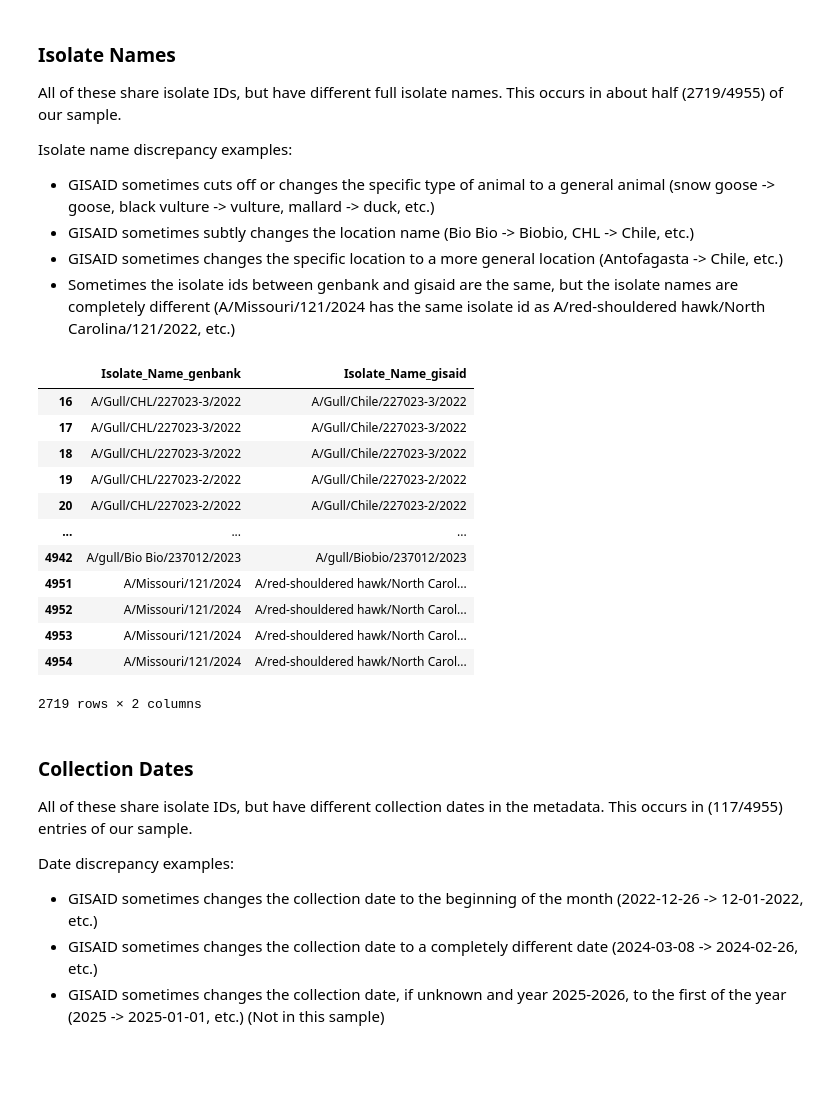
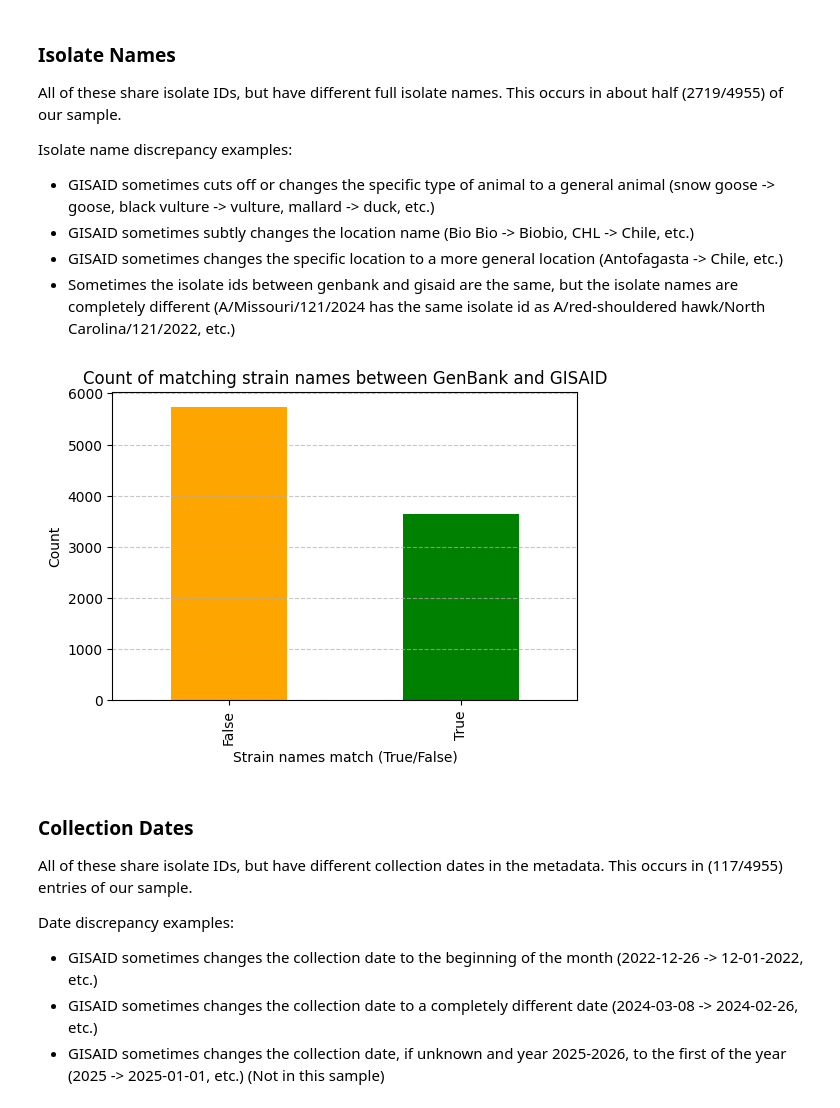
Before and after one commit to maksiaev/Avian_Flu, a Jupyter notebook: GISAID_Figures.ipynb, the cells around one changed output. Drawn from its saved outputs; the diff is of its cells as text; code cells hidden in the pictures; blank space fills up the shorter version.

```diff
--- a/GISAID_Figures.ipynb
+++ b/GISAID_Figures.ipynb
@@ -265,20 +356,26 @@ Isolate name discrepancy examples:
 - Sometimes the isolate ids between genbank and gisaid are the same, but the isolate names are completely different (A/Missouri/121/2024 has the same isolate id as A/red-shouldered hawk/North Carolina/121/2022, etc.)
 # %%
 genbank_gisaid_common[genbank_gisaid_common["Isolate_Name_genbank"] != genbank_gisaid_common["Isolate_Name_gisaid"]][["Isolate_Name_genbank", "Isolate_Name_gisaid"]]
+
+matches = (genbank_gisaid_common["Isolate_Name_genbank"] == genbank_gisaid_common["Isolate_Name_gisaid"])
+
+match_counts = matches.value_counts()
+
+plt.figure(figsize=(6, 4))
+
+# Plotting the match counts
+match_counts.plot(kind='bar', color=['orange', 'green'])
+
+# Adding labels and a title
+plt.title('Count of matching strain names between GenBank and GISAID')
+plt.xlabel('Strain names match (True/False)')
+plt.ylabel('Count')
+plt.grid(axis='y', linestyle='--', alpha=0.7)
+
+# Display the plot
+plt.show()
 # %% [output]
-|  | Isolate_Name_genbank | Isolate_Name_gisaid |
-| 16 | A/Gull/CHL/227023-3/2022 | A/Gull/Chile/227023-3/2022 |
-| 17 | A/Gull/CHL/227023-3/2022 | A/Gull/Chile/227023-3/2022 |
-| 18 | A/Gull/CHL/227023-3/2022 | A/Gull/Chile/227023-3/2022 |
-| 19 | A/Gull/CHL/227023-2/2022 | A/Gull/Chile/227023-2/2022 |
-| 20 | A/Gull/CHL/227023-2/2022 | A/Gull/Chile/227023-2/2022 |
-| ... | ... | ... |
-| 4942 | A/gull/Bio Bio/237012/2023 | A/gull/Biobio/237012/2023 |
-| 4951 | A/Missouri/121/2024 | A/red-shouldered hawk/North Carol... |
-| 4952 | A/Missouri/121/2024 | A/red-shouldered hawk/North Carol... |
-| 4953 | A/Missouri/121/2024 | A/red-shouldered hawk/North Carol... |
-| 4954 | A/Missouri/121/2024 | A/red-shouldered hawk/North Carol... |
-2719 rows × 2 columns
+[figure, added]
 # %% [markdown]
 ### Collection Dates
 
```
Also changed, not shown: parts of 21 cells of this notebook.
